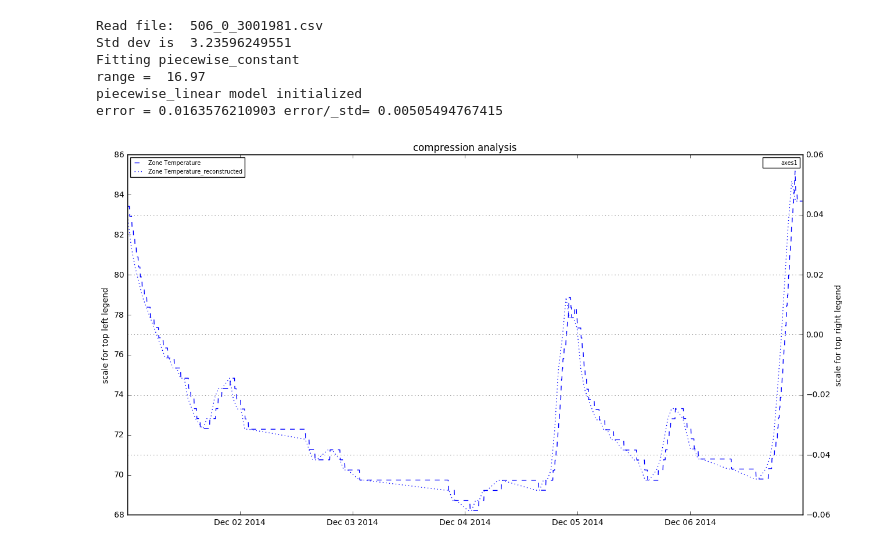
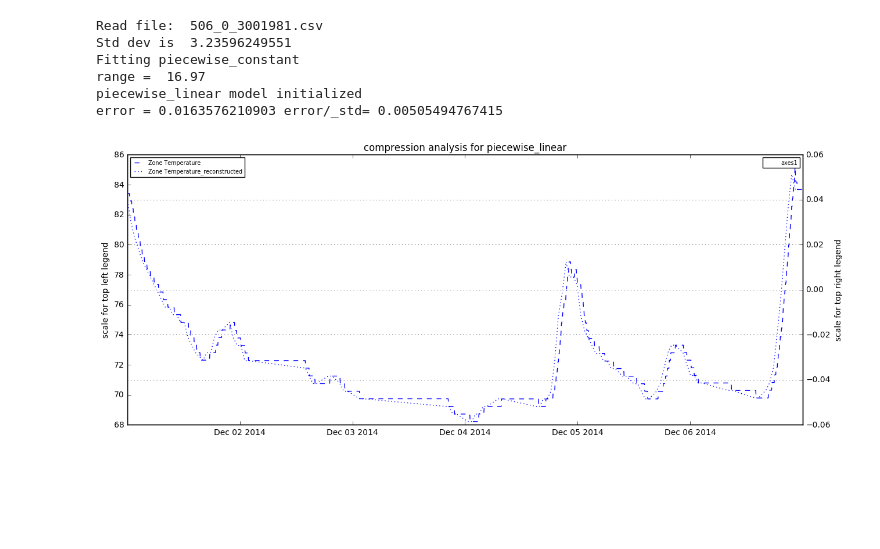
Before and after one commit to mas-dse-mkjaiswa/Capstone, a Jupyter notebook: final/sensor_data_compression.ipynb, the cells around one changed output. Saved outputs shown, nothing was run; the diff lists cells and outputs as text; code cells hidden in the pictures; blank space fills up the shorter version.

```diff
--- a/final/sensor_data_compression.ipynb
+++ b/final/sensor_data_compression.ipynb
@@ -4,14 +32,15 @@ from sensor_data_analysis_api import *
 # %%
 room = 'Rm-4226'
 signals = ['Zone Temperature']
+method = 'piecewise_linear'
 [dfs, plotTemplates] = runAnalysis(room, stTime='2014-12-01', enTime='2014-12-07',
-                                   templates = signals)
-plotResults(dfs, plotTemplates)
+                                   templates = signals, method=method)
+plotResults(dfs, plotTemplates, method = method)
 # %% [output]
 Read file:  506_0_3001981.csv
 Std dev is  3.23596249551
 Fitting piecewise_constant
 range =  16.97
 piecewise_linear model initialized
 error = 0.0163576210903 error/_std= 0.00505494767415
-[figure, old version]
+[figure, new version]
```
Also changed, not shown: parts of 5 cells of this notebook, 2 other files.
